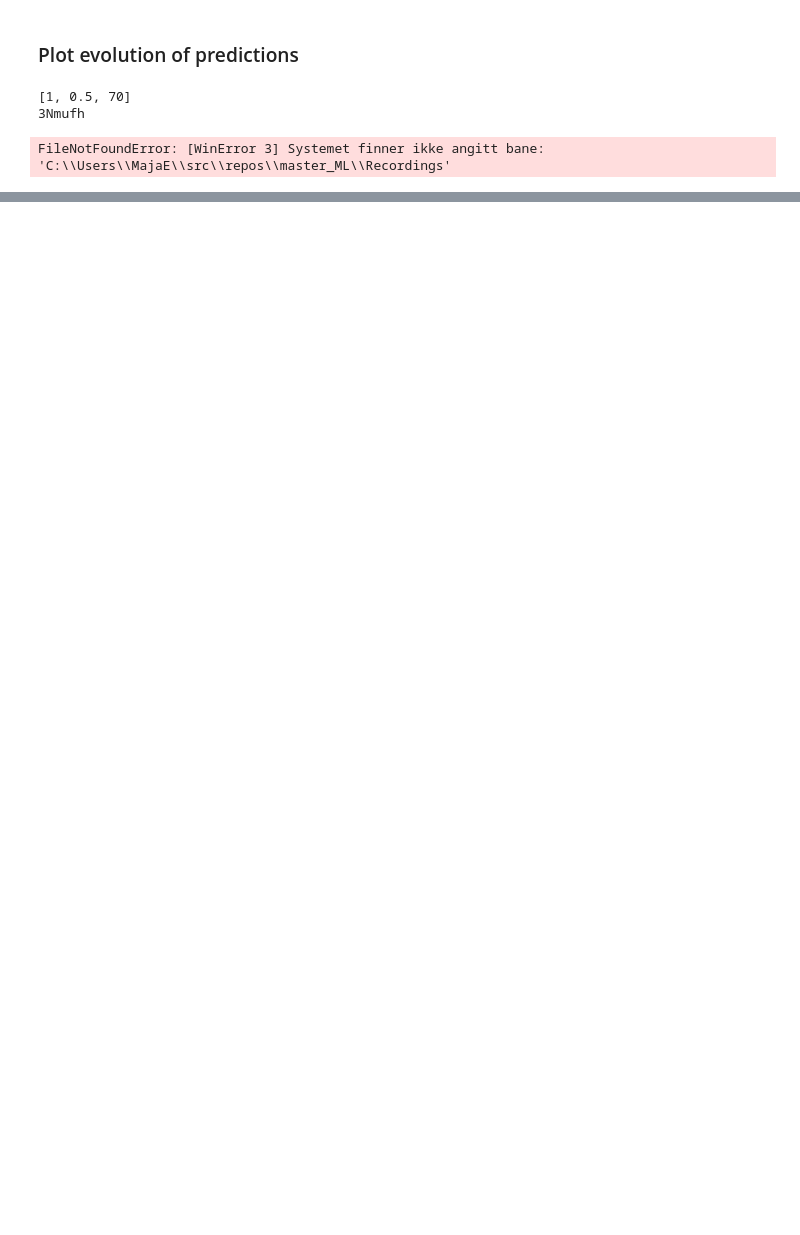
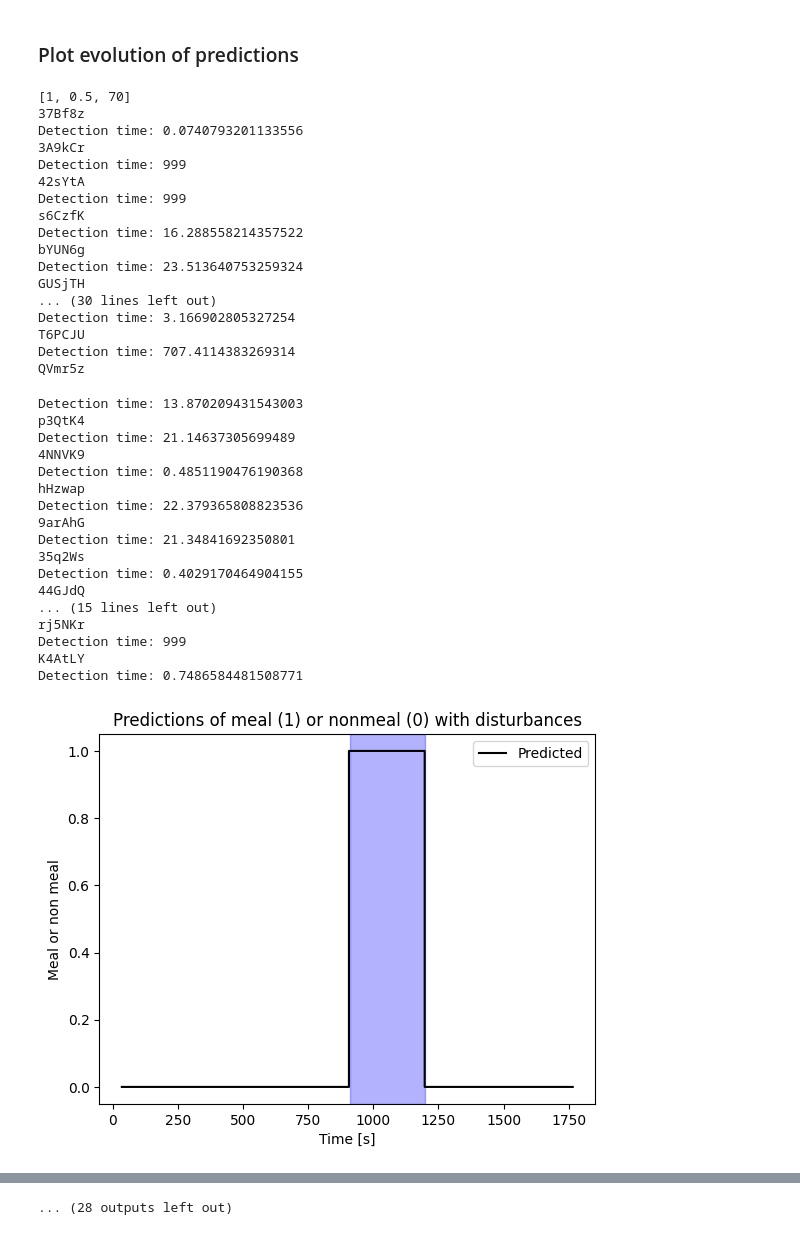
Before and after one commit to Majager/master_ML, a Jupyter notebook: Results/Analyze_results.ipynb, the cells around one changed output, grey strips where cells are left out. Drawn from its saved outputs; the diff is of its cells as text; code cells hidden in the pictures; blank space fills up the shorter version.

```diff
--- a/Results/Analyze_results.ipynb
+++ b/Results/Analyze_results.ipynb
@@ -242,10 +217,43 @@ def find_evolution_parameters(folder_path):
     for subject_idx in range(len(true)):
         disturbances = find_disturbances(ids[subject_idx])
         plot_evolution(true[subject_idx],predictions[subject_idx],disturbances,step_length,subsequence_length)
-# %%
-folder_path = "LDA_validation\\data\\20250411_083843"
-find_evolution_parameters(folder_path)
-# %% [output]
-[1, 0.5, 70]
-3Nmufh
-FileNotFoundError: [WinError 3] Systemet finner ikke angitt bane: 'C:\\Users\\MajaE\\src\\repos\\master_ML\\Recordings'
+# %%
+#folder_path = "LDA_test\\data\\20250411_130805"
+folder_path = "HMM_validation\\data\\20250411_131102"
+find_evolution_parameters(folder_path)
+# %% [output]
+[1, 0.5, 70]
+37Bf8z
+Detection time: 0.0740793201133556
+3A9kCr
+Detection time: 999
+42sYtA
+Detection time: 999
+s6CzfK
+Detection time: 16.288558214357522
+bYUN6g
+Detection time: 23.513640753259324
+GUSjTH
+... (30 lines left out)
+Detection time: 3.166902805327254
+T6PCJU
+Detection time: 707.4114383269314
+QVmr5z
+Detection time: 13.870209431543003
+p3QtK4
+Detection time: 21.14637305699489
+4NNVK9
+Detection time: 0.4851190476190368
+hHzwap
+Detection time: 22.379365808823536
+9arAhG
+Detection time: 21.34841692350801
+35q2Ws
+Detection time: 0.4029170464904155
+44GJdQ
+... (15 lines left out)
+rj5NKr
+Detection time: 999
+K4AtLY
+Detection time: 0.7486584481508771
+[figure, added]
@@ -251,0 +269 @@ FileNotFoundError: [WinError 3] Systemet finner ikke angitt bane: 'C:\\Users\\Ma
+... (28 outputs left out)
```
Also changed, not shown: parts of 2 cells of this notebook, 4 other files.
